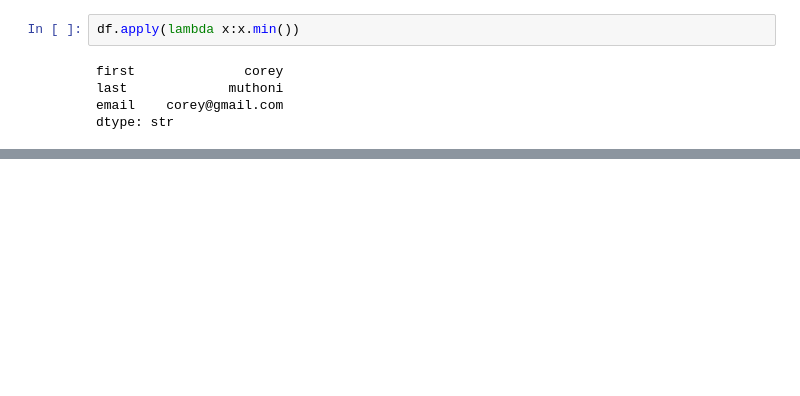
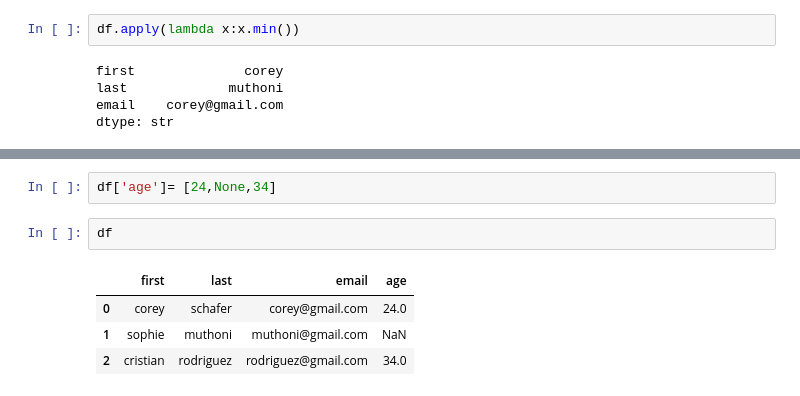
Before and after one commit to Sophie-Muchiri12/python-dataanalysis, a Jupyter notebook: dataframe.ipynb, the cells around one changed output, grey strips where cells are left out. Cells and saved outputs as stored; diff of their text form; blank space fills up the shorter version.

```diff
--- a/dataframe.ipynb
+++ b/dataframe.ipynb
@@ -139,0 +265,9 @@ dtype: str
+# %%
+df['age']= [24,None,34]
+# %%
+df
+# %% [output]
+|  | first | last | email | age |
+| 0 | corey | schafer | corey@gmail.com | 24.0 |
+| 1 | sophie | muthoni | muthoni@gmail.com | NaN |
+| 2 | cristian | rodriguez | rodriguez@gmail.com | 34.0 |
```
Also changed, not shown: parts of 33 cells of this notebook, 3 other files.
